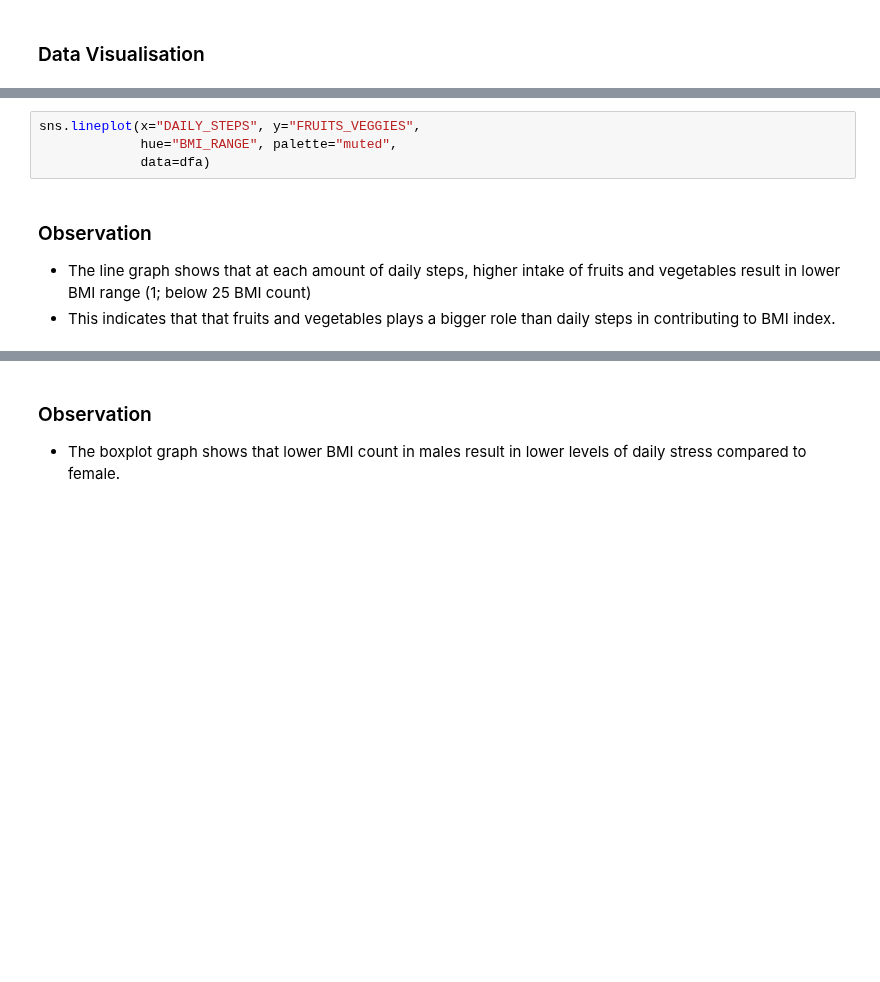
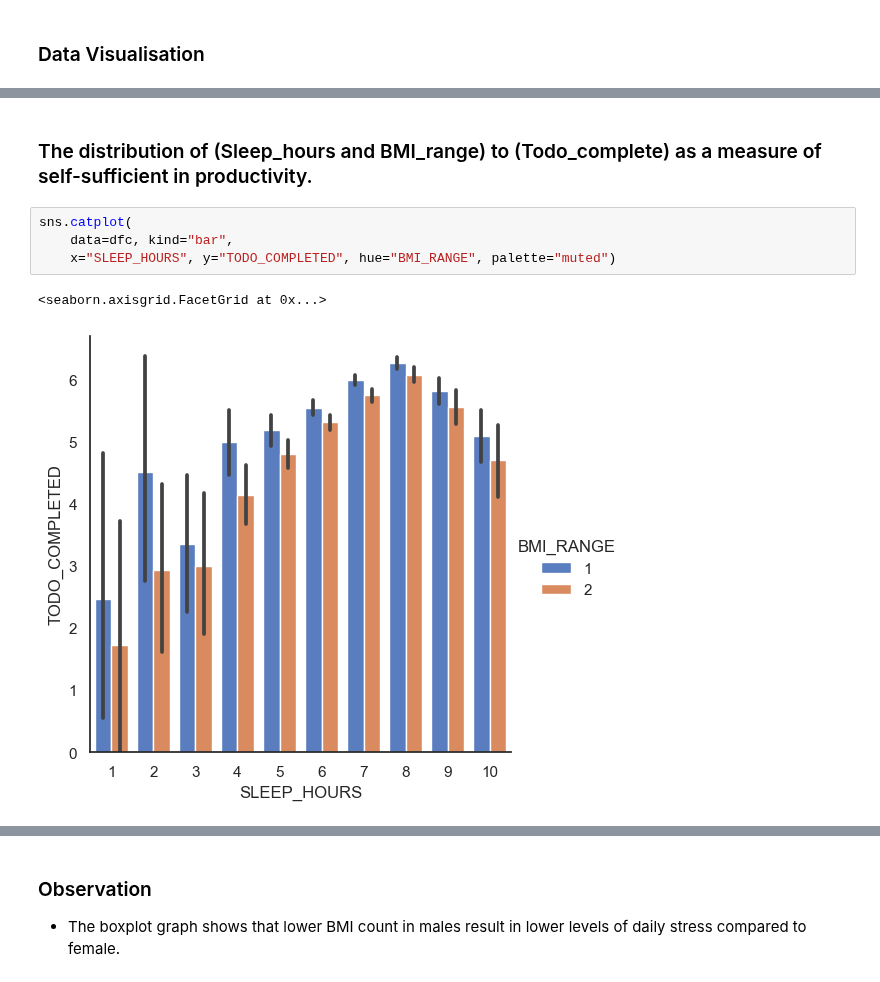
Before and after one commit to ubco-W2022T2-data301/project-group-group06, a Jupyter notebook: analysis/analysis3.ipynb, the cells around one changed output, grey strips where cells are left out. Drawn from its saved outputs; the diff is of its cells as text; blank space fills up the shorter version.

```diff
--- a/analysis/analysis3.ipynb
+++ b/analysis/analysis3.ipynb
@@ -310,8 +415,9 @@ This research question is exploring to find out if physical health is the founda
+# %% [markdown]
+### The distribution of (Sleep_hours and BMI_range) to (Todo_complete) as a measure of self-sufficient in productivity.
 # %%
-sns.lineplot(x="DAILY_STEPS", y="FRUITS_VEGGIES",
-             hue="BMI_RANGE", palette="muted",
-             data=dfa)
+sns.catplot(
+    data=dfc, kind="bar",
+    x="SLEEP_HOURS", y="TODO_COMPLETED", hue="BMI_RANGE", palette="muted")
+# %% [output]
+<seaborn.axisgrid.FacetGrid at 0x...>
+[figure, added]
-# %% [markdown]
-### Observation
-- The line graph shows that at each amount of daily steps, higher intake of fruits and vegetables result in lower BMI range (1; below 25 BMI count)
-- This indicates that that fruits and vegetables plays a bigger role than daily steps in contributing to BMI index.
```
Also changed, not shown: parts of 61 cells of this notebook, 1 other file.
